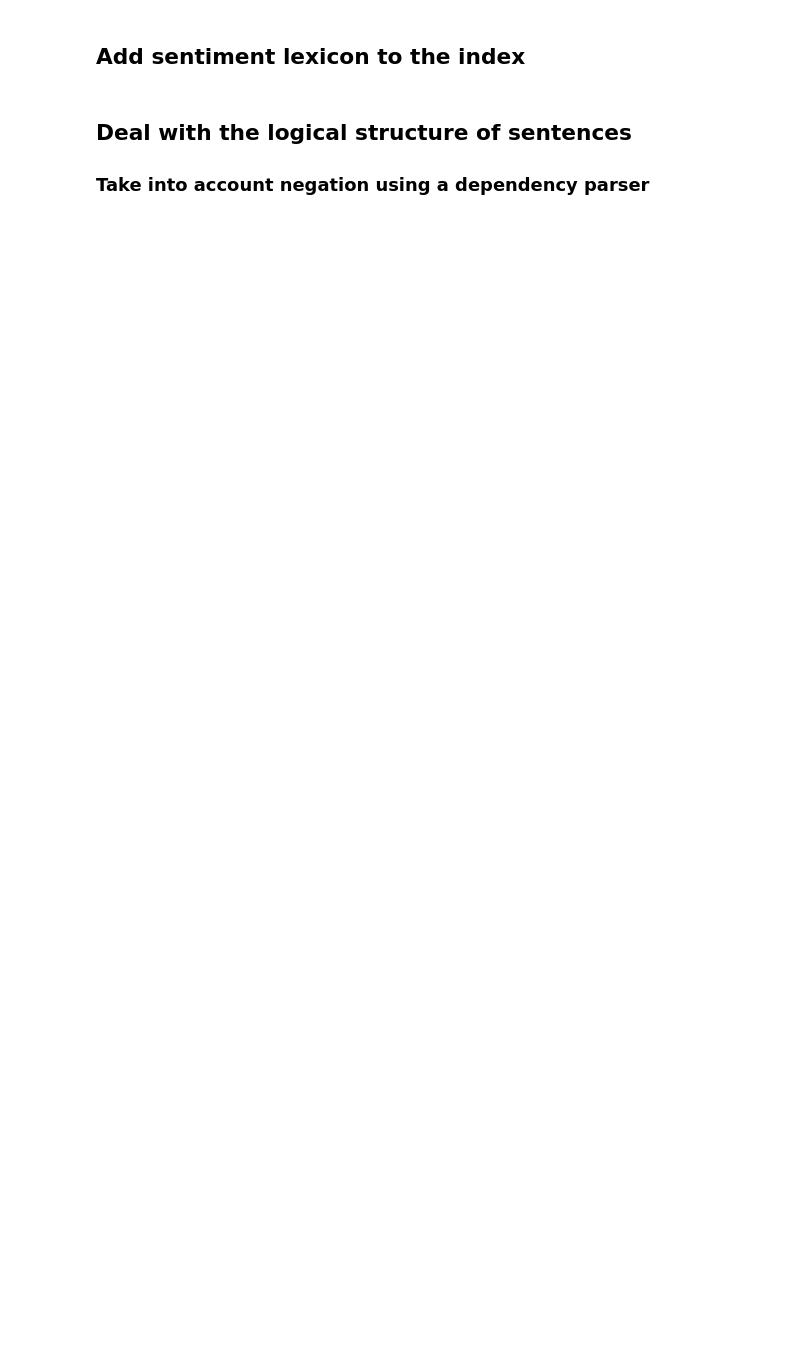
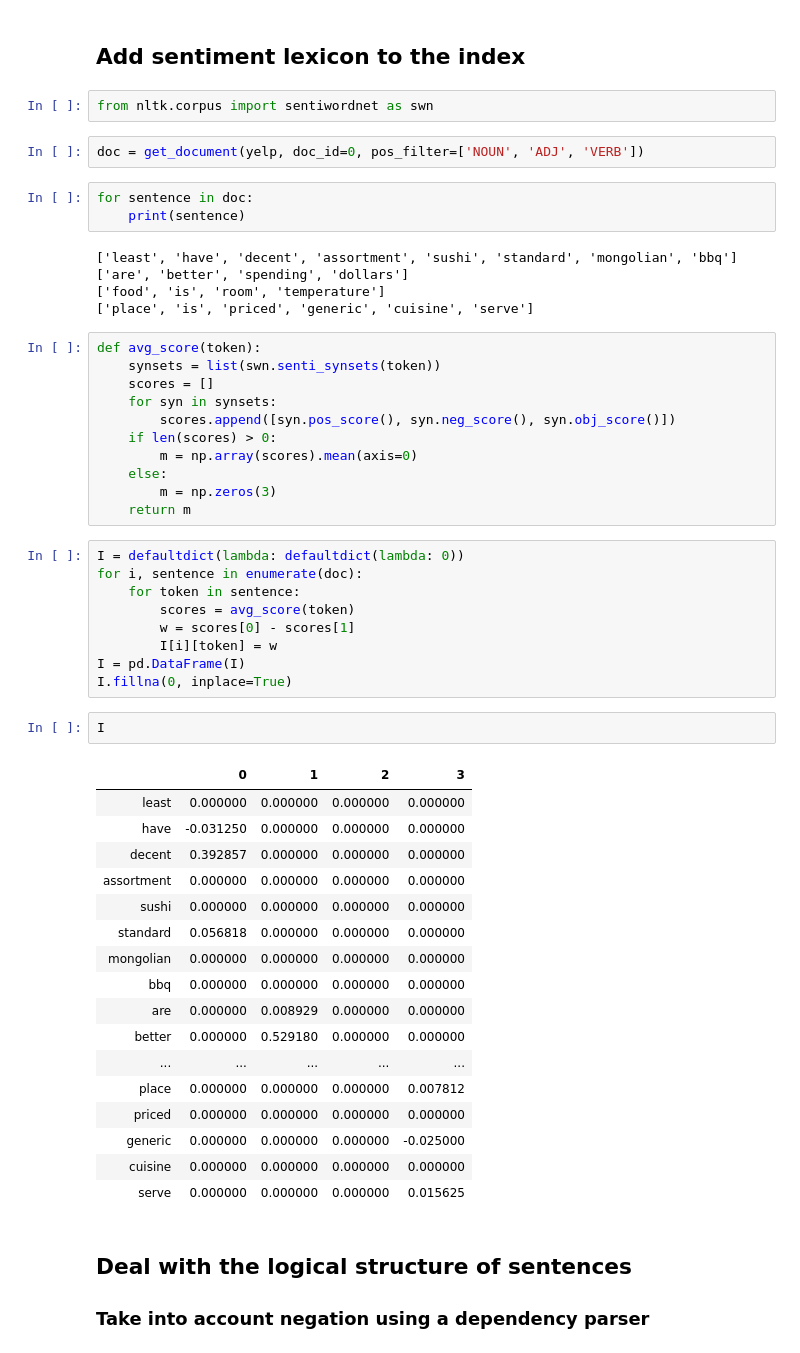
Before and after one commit to afflint/textsent, a Jupyter notebook: features.ipynb, the cells around one changed output. Saved outputs shown, nothing was run; the diff lists cells and outputs as text; blank space fills up the shorter version.

```diff
--- a/features.ipynb
+++ b/features.ipynb
@@ -69,5 +87,57 @@ for record in yelp.aggregate([m, g, p], allowDiskUse=True):
 # %% [markdown]
 ## Add sentiment lexicon to the index
+# %%
+from nltk.corpus import sentiwordnet as swn
+# %%
+doc = get_document(yelp, doc_id=0, pos_filter=['NOUN', 'ADJ', 'VERB'])
+# %%
+for sentence in doc:
+    print(sentence)
+# %% [output]
+['least', 'have', 'decent', 'assortment', 'sushi', 'standard', 'mongolian', 'bbq']
+['are', 'better', 'spending', 'dollars']
+['food', 'is', 'room', 'temperature']
+['place', 'is', 'priced', 'generic', 'cuisine', 'serve']
+# %%
+def avg_score(token):
+    synsets = list(swn.senti_synsets(token))
+    scores = []
+    for syn in synsets:
+        scores.append([syn.pos_score(), syn.neg_score(), syn.obj_score()])
+    if len(scores) > 0:
+        m = np.array(scores).mean(axis=0)
+    else:
+        m = np.zeros(3)
+    return m
+# %%
+I = defaultdict(lambda: defaultdict(lambda: 0))
+for i, sentence in enumerate(doc):
+    for token in sentence:
+        scores = avg_score(token)
+        w = scores[0] - scores[1]
+        I[i][token] = w
+I = pd.DataFrame(I)
+I.fillna(0, inplace=True)
+# %%
+I
+# %% [output]
+|  | 0 | 1 | 2 | 3 |
+| least | 0.000000 | 0.000000 | 0.000000 | 0.000000 |
+| have | -0.031250 | 0.000000 | 0.000000 | 0.000000 |
+| decent | 0.392857 | 0.000000 | 0.000000 | 0.000000 |
+| assortment | 0.000000 | 0.000000 | 0.000000 | 0.000000 |
+| sushi | 0.000000 | 0.000000 | 0.000000 | 0.000000 |
+| standard | 0.056818 | 0.000000 | 0.000000 | 0.000000 |
+| mongolian | 0.000000 | 0.000000 | 0.000000 | 0.000000 |
+| bbq | 0.000000 | 0.000000 | 0.000000 | 0.000000 |
+| are | 0.000000 | 0.008929 | 0.000000 | 0.000000 |
+| better | 0.000000 | 0.529180 | 0.000000 | 0.000000 |
+| ... | ... | ... | ... | ... |
+| place | 0.000000 | 0.000000 | 0.000000 | 0.007812 |
+| priced | 0.000000 | 0.000000 | 0.000000 | 0.000000 |
+| generic | 0.000000 | 0.000000 | 0.000000 | -0.025000 |
+| cuisine | 0.000000 | 0.000000 | 0.000000 | 0.000000 |
+| serve | 0.000000 | 0.000000 | 0.000000 | 0.015625 |
 # %% [markdown]
 ## Deal with the logical structure of sentences
 ### Take into account negation using a dependency parser
```
Also changed, not shown: parts of 16 cells of this notebook.
